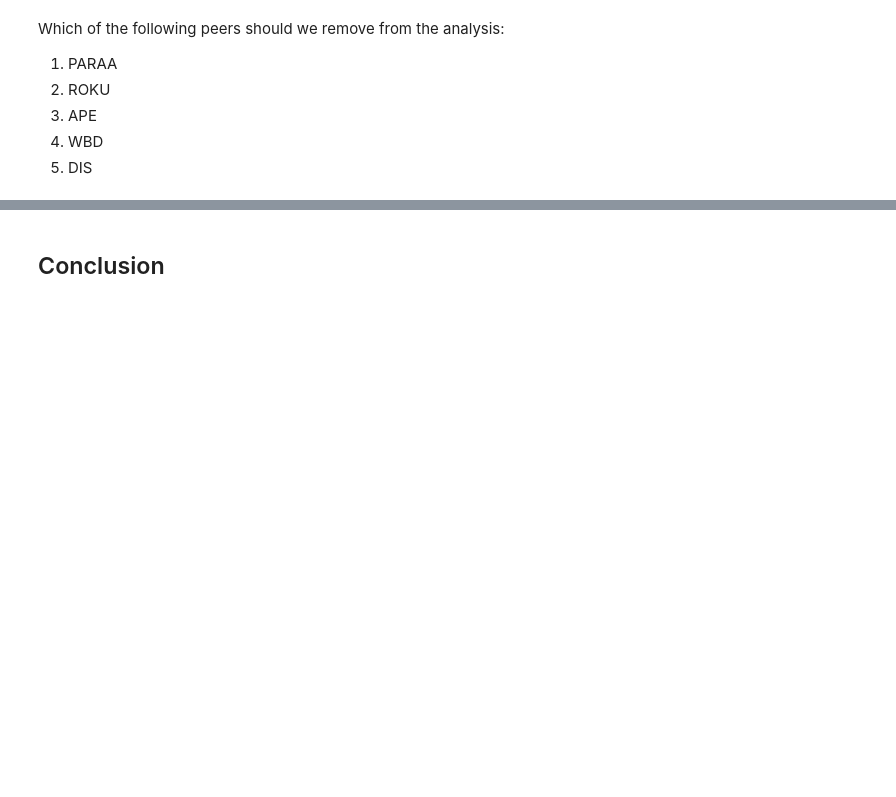
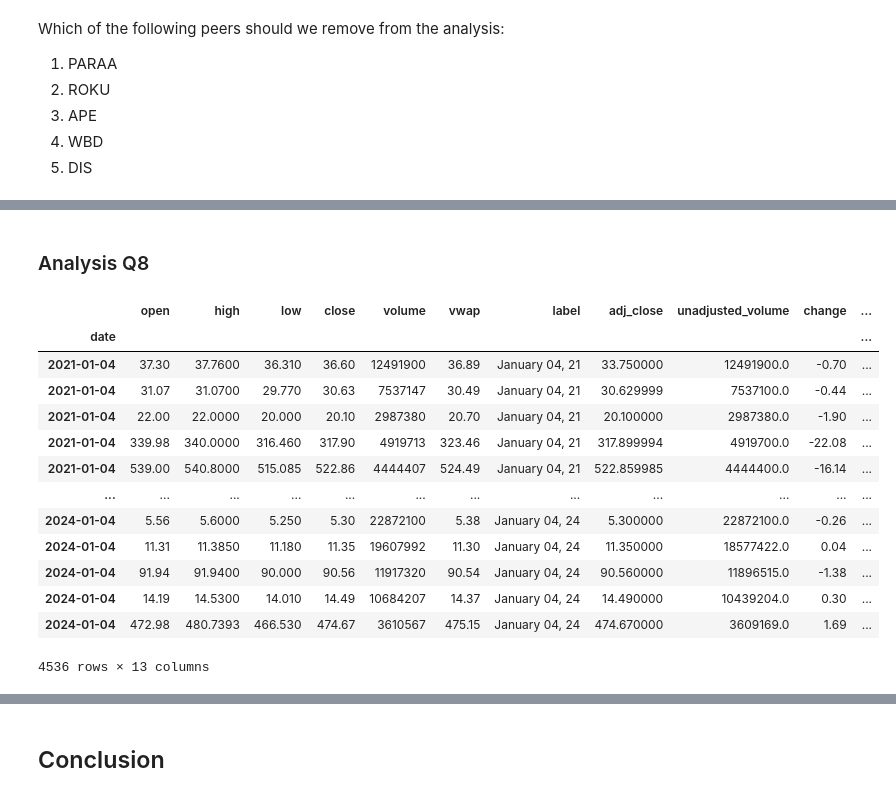
Before and after one commit to IgorWounds/openbb-game, a Jupyter notebook: IDEAS.ipynb, the cells around one changed output, grey strips where cells are left out. Cells and saved outputs as stored; diff of their text form; code cells hidden in the pictures; blank space fills up the shorter version.

```diff
--- a/IDEAS.ipynb
+++ b/IDEAS.ipynb
@@ -261,0 +313,19 @@ Which of the following peers should we remove from the analysis:
+# %% [markdown]
+### Analysis Q8
+# %%
+obb.equity.price.historical(symbol=["NFLX", "ROKU", "PARA", "AMC", "WBD", "DIS"], start_date="2021-01-01", provider="fmp").to_df()
+# %% [output]
+|  | open | high | low | close | volume | vwap | label | adj_close | unadjusted_volume | change | ... |
+| date |  |  |  |  |  |  |  |  |  |  | ... |
+| 2021-01-04 | 37.30 | 37.7600 | 36.310 | 36.60 | 12491900 | 36.89 | January 04, 21 | 33.750000 | 12491900.0 | -0.70 | ... |
+| 2021-01-04 | 31.07 | 31.0700 | 29.770 | 30.63 | 7537147 | 30.49 | January 04, 21 | 30.629999 | 7537100.0 | -0.44 | ... |
+| 2021-01-04 | 22.00 | 22.0000 | 20.000 | 20.10 | 2987380 | 20.70 | January 04, 21 | 20.100000 | 2987380.0 | -1.90 | ... |
+| 2021-01-04 | 339.98 | 340.0000 | 316.460 | 317.90 | 4919713 | 323.46 | January 04, 21 | 317.899994 | 4919700.0 | -22.08 | ... |
+| 2021-01-04 | 539.00 | 540.8000 | 515.085 | 522.86 | 4444407 | 524.49 | January 04, 21 | 522.859985 | 4444400.0 | -16.14 | ... |
+| ... | ... | ... | ... | ... | ... | ... | ... | ... | ... | ... | ... |
+| 2024-01-04 | 5.56 | 5.6000 | 5.250 | 5.30 | 22872100 | 5.38 | January 04, 24 | 5.300000 | 22872100.0 | -0.26 | ... |
+| 2024-01-04 | 11.31 | 11.3850 | 11.180 | 11.35 | 19607992 | 11.30 | January 04, 24 | 11.350000 | 18577422.0 | 0.04 | ... |
+| 2024-01-04 | 91.94 | 91.9400 | 90.000 | 90.56 | 11917320 | 90.54 | January 04, 24 | 90.560000 | 11896515.0 | -1.38 | ... |
+| 2024-01-04 | 14.19 | 14.5300 | 14.010 | 14.49 | 10684207 | 14.37 | January 04, 24 | 14.490000 | 10439204.0 | 0.30 | ... |
+| 2024-01-04 | 472.98 | 480.7393 | 466.530 | 474.67 | 3610567 | 475.15 | January 04, 24 | 474.670000 | 3609169.0 | 1.69 | ... |
+4536 rows × 13 columns
```
Also changed, not shown: parts of 22 cells of this notebook.
